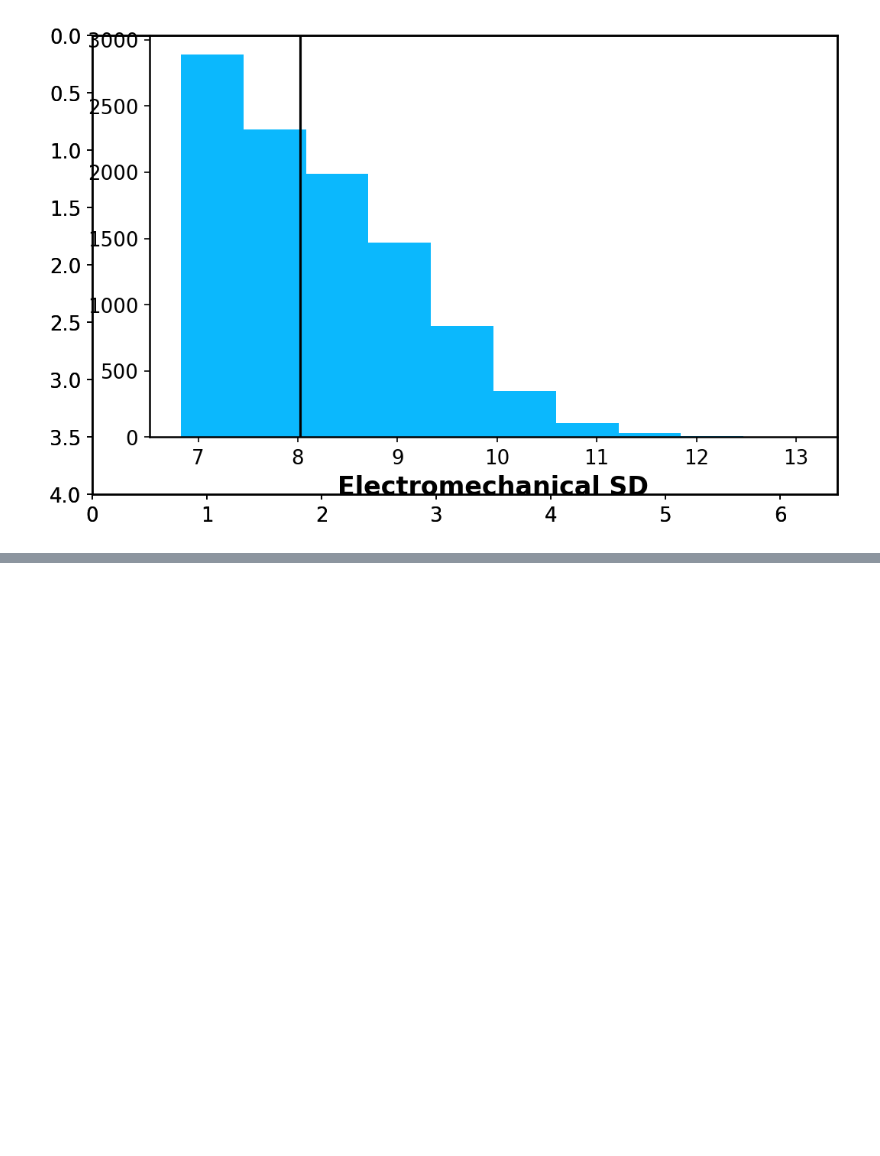
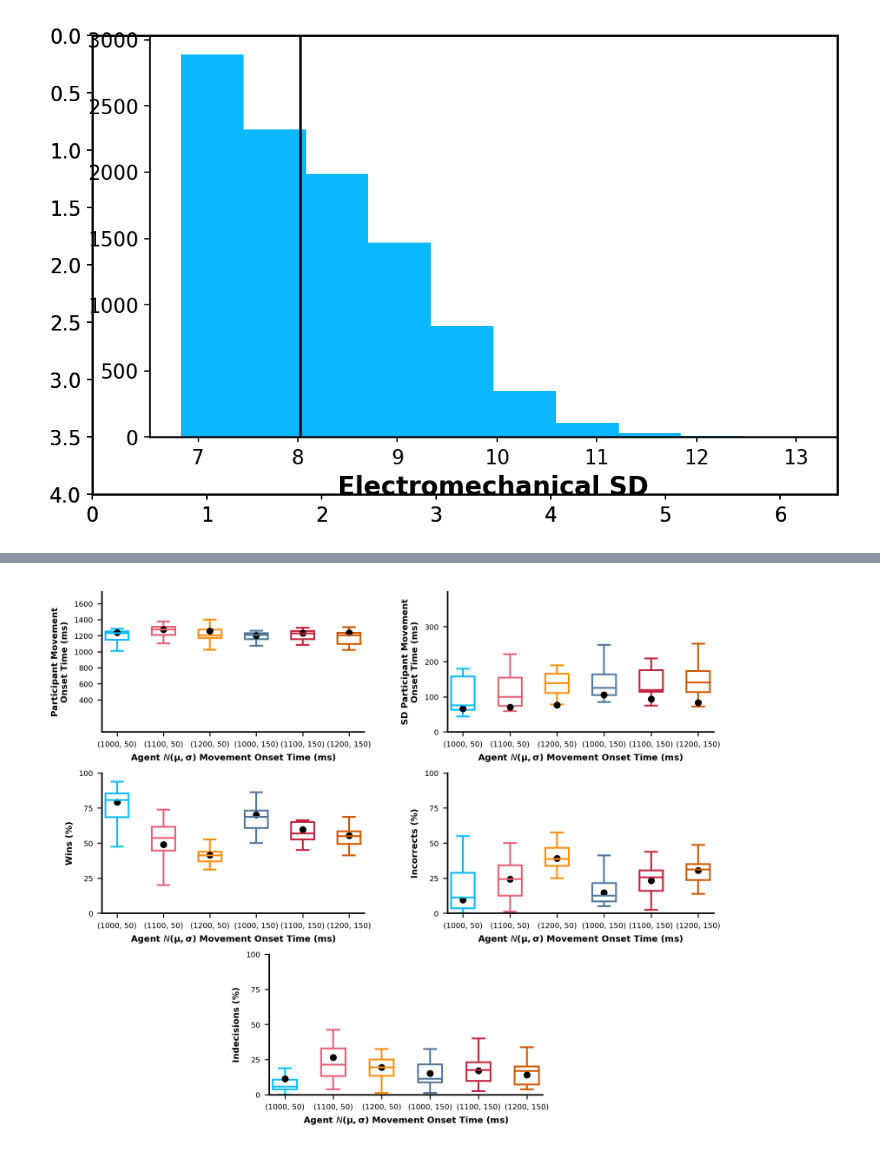
Before and after one commit to SethSullivan/MatchPennies-Agent-Expirement, a Jupyter notebook: scripts/makefigs/Analyze_Knockout_Models.ipynb, the cells around one changed output, grey strips where cells are left out. Cells and saved outputs as stored; diff of their text form; code cells hidden in the pictures; blank space fills up the shorter version.

Commit message:
plotting models now

```diff
--- a/scripts/makefigs/Analyze_Knockout_Models.ipynb
+++ b/scripts/makefigs/Analyze_Knockout_Models.ipynb
@@ -20,6 +20,10 @@ import loss_functions as lf
 from matplotlib.animation import FuncAnimation
 import constants
 import data_visualization as dv
+import model_helper_functions as mhf
+from initializer import InitialThangs
+it = InitialThangs("Exp1")
+wheel = dv.ColorWheel()
 %load_ext autoreload
 %autoreload 2
 pd.set_option('display.max_columns', None)
@@ -152,0 +160,5 @@ for i,column in enumerate(parameter_columns):
+# %%
+model_names_from_df = list(df_description.query('(Known_Timing_SD==False)')['Model'])
+df = df_parameter[df_parameter['Model'].isin(model_names_from_df)]
+one_row = df.iloc[0:1]
+models = mhf.run_models_from_df(one_row)
@@ -152,0 +170,81 @@ for i,column in enumerate(parameter_columns):
+# %%
+save_path = Path(
+    r"D:\OneDrive - University of Delaware - o365\Desktop\MatchPennies-Agent-Expirement\results\figures"
+)
+w, h = 7.5, 6
+bw = (
+    0.35 * w
+) / it.num_blocks  # box widths of all boxes combined takes up 30% of the width
+mult_w, div_w = 0.053, 2.3
+div_h = 1.75
+xlocs = np.linspace(0, w / div_w, num=len(it.trial_block_titles))
+legend_fontsize = 5
+ticklabel_fontsize = 6
+suptitle_fontsize = 6
+label_fontsize = 7
+markersize = 0.1*(w*h)
+
+metrics = np.array(
+    [
+        participant_median_movement_onset_time,
+        participant_sd_movement_onset_time,
+        participant_perc_wins,
+        participant_perc_incorrects,
+        participant_perc_indecisions,
+    ]
+)[:, :, [0, 2, 4, 1, 3, 5]]
+ylocs = [np.arange(400, 1601, 200), np.arange(0,400,100)] + [np.arange(0, 101, 25)] * 3
+ylims = [(0, 1750)] + [(0, 400)] + [(0, 100)] * 3
+
+xlocs = [0,1,2,3,4,5]
+ylabels = [
+    "Participant Movement\nOnset Time (ms)",
+    "SD Participant Movement\nOnset Time (ms)",
+    "Wins (%)",
+    "Incorrects (%)",
+    "Indecisions (%)",
+]# titles = ["Median Movement Onset Time", "SD Movement Onset Time" "Wins", "Incorrects", "Indecisions"]
+model_labels = [name.split("_")[0] for name in models.keys()]  # Get the model names, only up to the number, ignore date
+mosaic = "aabb;ccdd;.ee."
+fig = pf.NewFigure(mosaic, dpi=300, figsize=(w, h),wspace=None, hspace=None)
+axs = list(fig.axes.values())
+model_data = np.array([
+    [model.results.get_metric(model.player_behavior.wtd_leave_time, metric_type="true", decision_type="optimal") for model in models.values()],
+    [model.results.get_metric(model.player_behavior.wtd_leave_time_sd, metric_type="true", decision_type="optimal") for model in models.values()],
+    [model.results.get_metric(model.score_metrics.prob_win, metric_type="true", decision_type="optimal") * 100 for model in models.values()],
+    [model.results.get_metric(model.score_metrics.prob_incorrect, metric_type="true", decision_type="optimal") * 100 for model in models.values()],
+    [model.results.get_metric(model.score_metrics.prob_indecision, metric_type="true", decision_type="optimal") * 100 for model in models.values()],
+]).squeeze()[:,[0, 2, 4, 1, 3, 5]]
+
+for i, ax in enumerate(axs):
+    # * Looping each experimental condition
+    for j in range(len(xlocs)):
+        dv.boxplot(
+            ax,
+            xlocs[j],
+            metrics[i, :, j],
+            color=constants.xticklabel_colors_means[j],
+            data_color=constants.xticklabel_colors_means[j],
+            box_lw=1.4
+        )
+
+        pf.plot_boostrapped_model_results(
+            ax,
+            xlocs[j],
+            y=model_data[i,j],
+            percentiles=None,
+            horizontal_lw=0,
+            markersize=markersize,
+            color=wheel.black,
+                )
+        ax.set_ylim(ylims[i])
+        ax.set_xlim(min(xlocs) - 0.75*bw, max(xlocs) + 0.75*bw)
+        ax.set_xticks(xlocs, labels=constants.xticklabels, fontsize=ticklabel_fontsize)
+        ax.set_yticks(ylocs[i], labels=ylocs[i], fontsize=ticklabel_fontsize)
+        ax.set_xlabel(it.xlabel, fontsize=label_fontsize)
+        ax.set_ylabel(ylabels[i], fontsize=label_fontsize)
+        # dv.legend(ax, labels=model_labels, colors=model_colors,fontsize=legend_fontsize)
+fig.remove_figure_borders()
+# plt.suptitle(suptitles[i], y=1.1, fontsize = 30)
+# %% [output]
+[figure, added]
```
Also changed, not shown: parts of 9 cells of this notebook.
